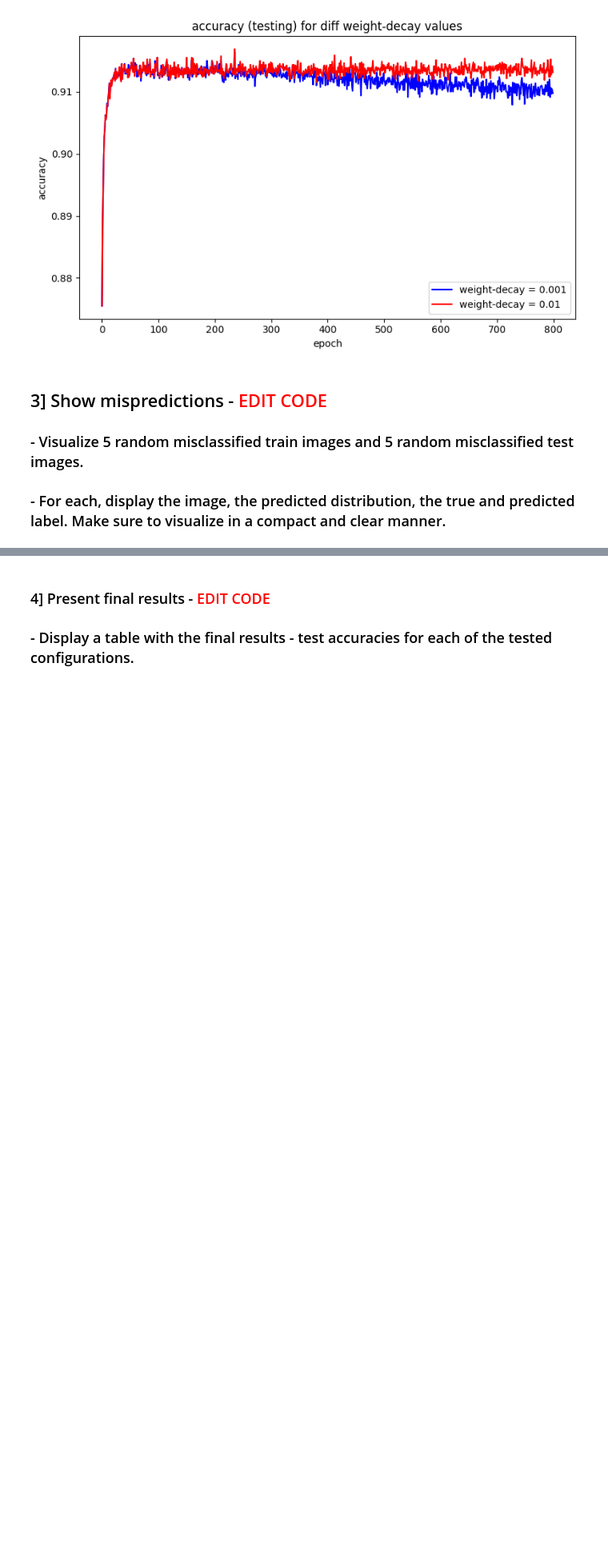
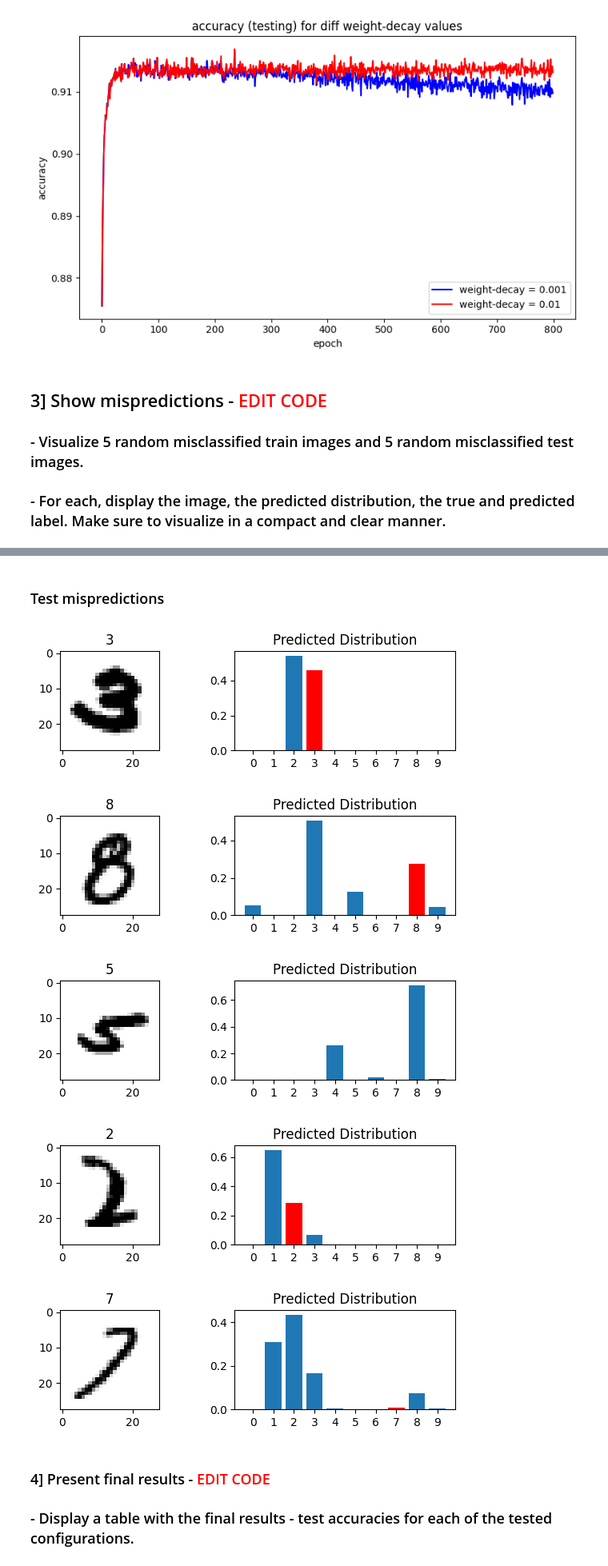
Before and after one commit to MacDucky/ComputerVision, a Jupyter notebook: assignment_3/assignment_03.ipynb, the cells around one changed output, grey strips where cells are left out. Shown at 80% size. Cells and saved outputs as stored; diff of their text form; code cells hidden in the pictures; blank space fills up the shorter version.

```diff
--- a/assignment_3/assignment_03.ipynb
+++ b/assignment_3/assignment_03.ipynb
@@ -582,3 +607,36 @@ SyntaxError: invalid syntax (166488833.py, line 3)
+# %% [markdown]
+###  Test mispredictions
+# %%
+
+test_prediction = prediction
+test_label = y_test
+idx_test_misclassified = np.where((np.argmax(test_prediction, axis=-1) == np.argmax(test_label, axis=-1)) == 0)
+random_idx_test_misclassified = np.random.choice(list(*idx_test_misclassified), num_miss)
+random_img_test_misclassified = x_test[random_idx_test_misclassified, :]
+random_label_test_misclassified = np.argmax(test_label[random_idx_test_misclassified, :], axis=-1)
+random_prediction_test_misclassified = test_prediction[random_idx_test_misclassified]
+
+for img, lab, pred in zip(random_img_test_misclassified, random_label_test_misclassified, random_prediction_test_misclassified):
+    predictions = np.round(random_prediction_test_misclassified,decimals=5)
+    fig, (ax1, ax2) = plt.subplots(1, 2, figsize=(6, 2))
+    ax1.imshow(1 - img, cmap='gray')
+    ax1.set_title(lab)
+
+    ticks = range(10)
+    ax2.bar(ticks, pred)
+    plt.bar(ticks[lab], pred[lab], color='red')
+    ax2.set_xticks(ticks)
+    ax2.set_xticklabels(ticks)
+    ax2.set_title("Predicted Distribution")
+
+    plt.tight_layout()
+    plt.show()
+# %% [output]
+[figure, added]
+[figure, added]
+[figure, added]
+[figure, added]
+[figure, added]
 # %% [markdown]
 ### 4] Present final results  - <font color='red'>EDIT CODE</font>
 ### - Display a table with the final results - test accuracies for each of the tested configurations.
```
Also changed, not shown: parts of 6 cells of this notebook.
